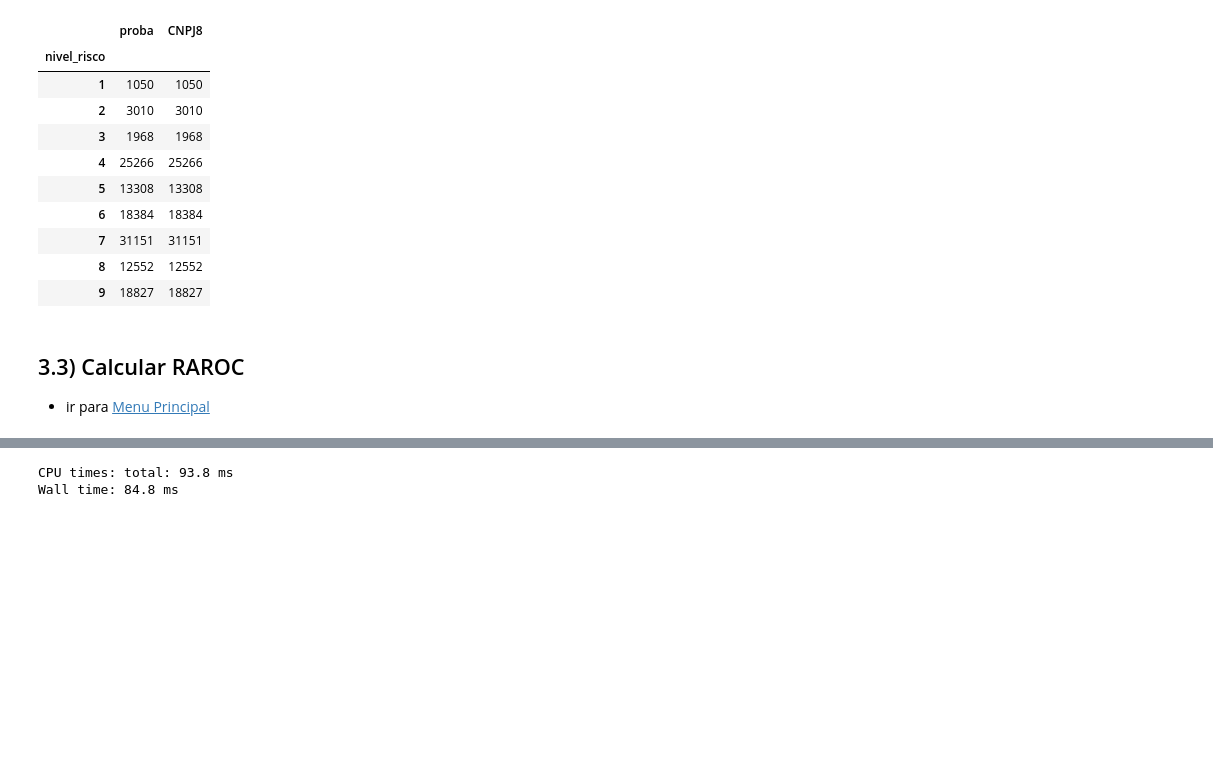
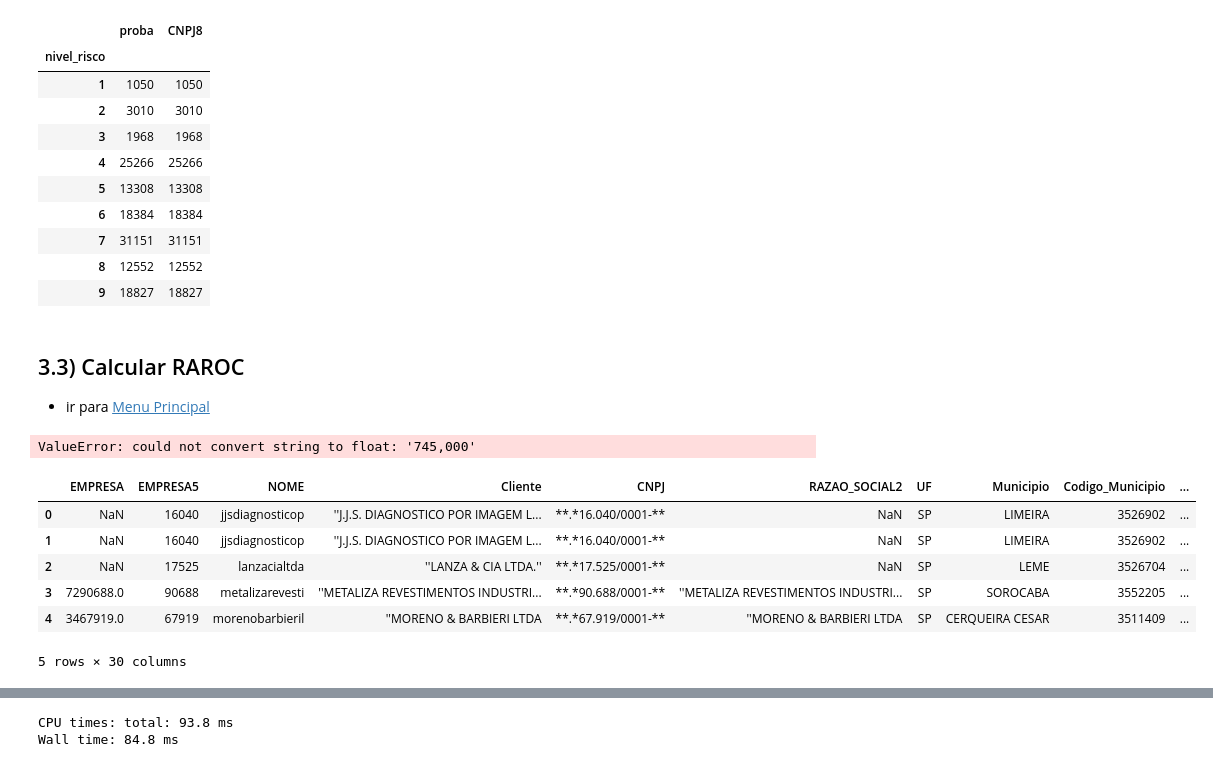
Before and after one commit to patrickfrancoalves/pibmunic, a Jupyter notebook: ML_XGBoost_Rand.ipynb, the cells around one changed output, grey strips where cells are left out. Saved outputs shown, nothing was run; the diff lists cells and outputs as text; code cells hidden in the pictures; blank space fills up the shorter version.

```diff
--- a/ML_XGBoost_Rand.ipynb
+++ b/ML_XGBoost_Rand.ipynb
@@ -791,4 +791,22 @@ LUCRO_AJUSTADO    = SPREAD-CUSTOS_OPER-PERDA_ESPERADA;
 VAR               = PERDA_ESPERADA+(1-GARANTIA)*(QPROV99*VALOR_OPERACOES);
 RAROC             = LUCRO_AJUSTADO / VAR;
 RUN;
+# %%
+%%time
+#https://pbpython.com/amortization-model.html
+import pandas as pd
+rar = pd.read_csv("BNDESOPERACOES.csv", delimiter=";" , encoding='latin-1', decimal=',',
+                  converters={'EMPRESA': str,'Valor_Contrato': np.float64,'Valor_Desembolso': np.float64})
+# %% [output]
+ValueError: could not convert string to float: '745,000'
+# %%
+rar.head()
+# %% [output]
+|  | EMPRESA | EMPRESA5 | NOME | Cliente | CNPJ | RAZAO_SOCIAL2 | UF | Municipio | Codigo_Municipio | ... |
+| 0 | NaN | 16040 | jjsdiagnosticop | ''J.J.S. DIAGNOSTICO POR IMAGEM L... | **.*16.040/0001-** | NaN | SP | LIMEIRA | 3526902 | ... |
+| 1 | NaN | 16040 | jjsdiagnosticop | ''J.J.S. DIAGNOSTICO POR IMAGEM L... | **.*16.040/0001-** | NaN | SP | LIMEIRA | 3526902 | ... |
+| 2 | NaN | 17525 | lanzacialtda | ''LANZA & CIA LTDA.'' | **.*17.525/0001-** | NaN | SP | LEME | 3526704 | ... |
+| 3 | 7290688.0 | 90688 | metalizarevesti | ''METALIZA REVESTIMENTOS INDUSTRI... | **.*90.688/0001-** | ''METALIZA REVESTIMENTOS INDUSTRI... | SP | SOROCABA | 3552205 | ... |
+| 4 | 3467919.0 | 67919 | morenobarbieril | ''MORENO & BARBIERI LTDA | **.*67.919/0001-** | ''MORENO & BARBIERI LTDA | SP | CERQUEIRA CESAR | 3511409 | ... |
+5 rows × 30 columns
 # %%
```
Also changed, not shown: parts of 2 cells of this notebook, 29 other files.
